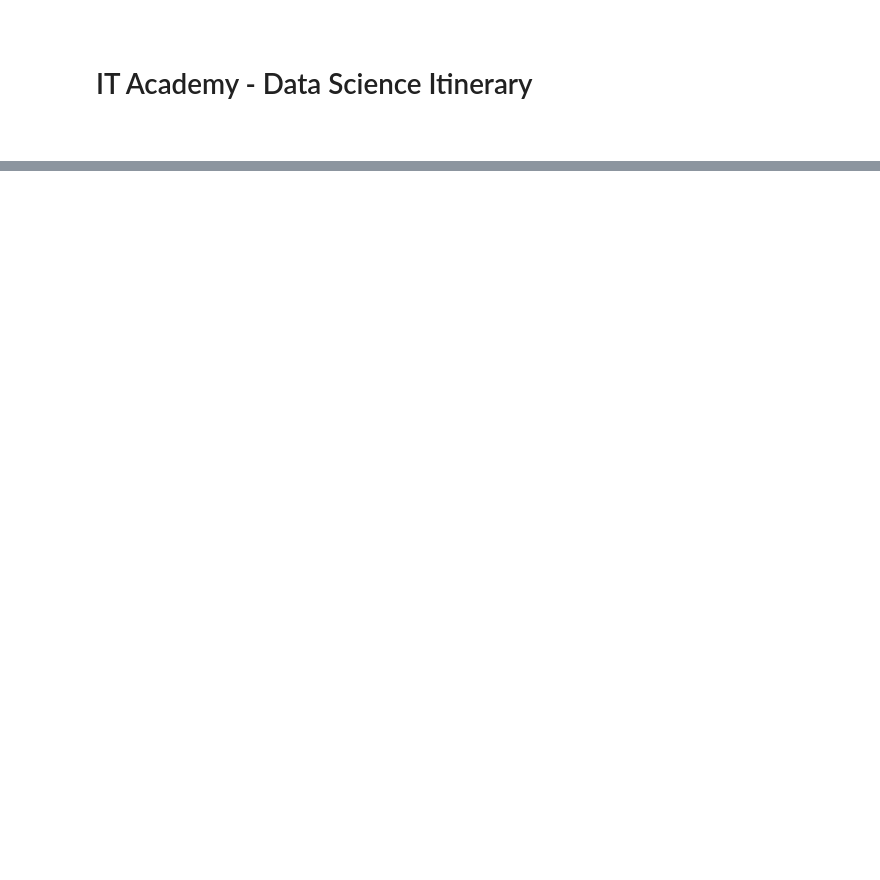
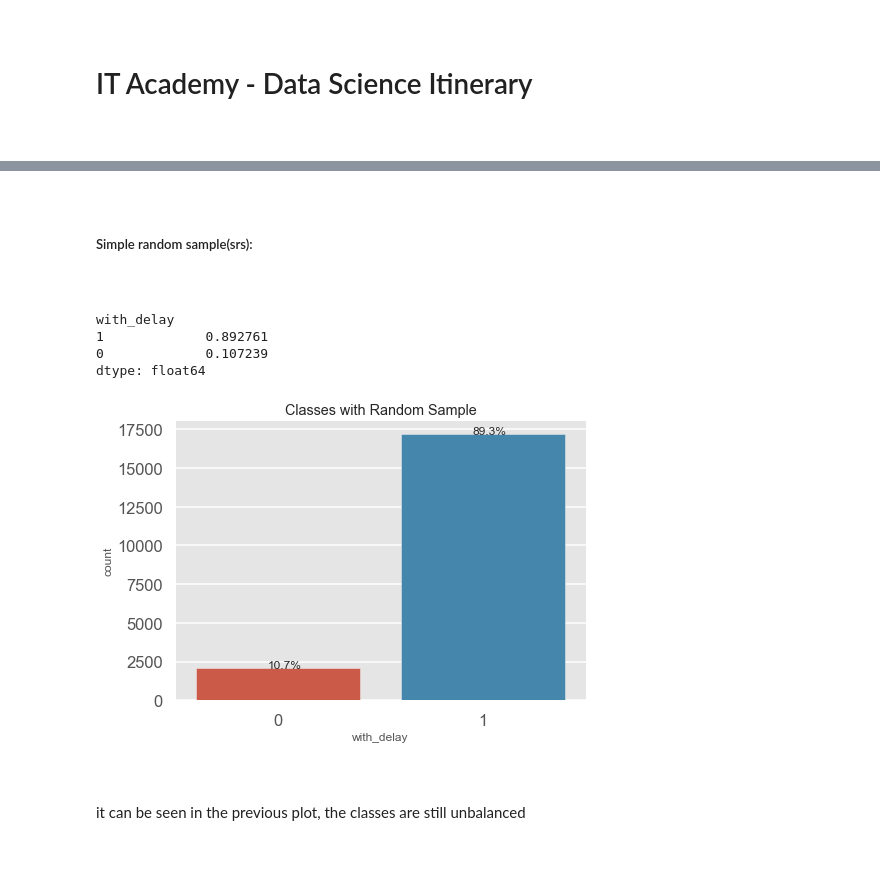
Before and after one commit to Pevicsanch/supervised-learning-classification, a Jupyter notebook: s10_t01_classification_algorithms.ipynb, the cells around one changed output, grey strips where cells are left out. Drawn from its saved outputs; the diff is of its cells as text; code cells hidden in the pictures; blank space fills up the shorter version.

```diff
--- a/s10_t01_classification_algorithms.ipynb
+++ b/s10_t01_classification_algorithms.ipynb
@@ -69,0 +455,10 @@ ___
+# %%
+#prepare the explanatory variable
+X_label_ =  X_label.reset_index(drop=True)
+X_num_ = X_num.reset_index(drop=True)
+X_cat_encoder = X_cat_encoder.reset_index(drop=True)
+
+frames = [X_label_, X_cat_encoder, X_num_]
+
+
+X = pd.concat(frames, axis=1)
@@ -69,0 +482,52 @@ ___
+# %% [markdown]
+$~$
+
+##### Simple random sample(srs):
+
+$~$
+# %%
+
+#prepare the clean data to be sampling
+y = y.reset_index(drop=True)
+X = X.reset_index(drop=True)
+
+frames = [y,X]
+#prepare data for sampling
+df = pd.concat(frames,axis=1)
+# %%
+#simple random sample
+df_srs = df.sample(frac=0.01, random_state=42)
+# %%
+# dependent variable
+y = df_srs[["with_delay"]]
+
+# # independent variables
+X = df_srs.drop(["with_delay"], axis=1)
+# %%
+y.value_counts(normalize=True)
+# %% [output]
+with_delay
+1             0.892761
+0             0.107239
+dtype: float64
+# %%
+sns.set_context("talk")
+plt.style.use('ggplot')
+plt.figure(figsize=(7,5))
+
+ax = sns.countplot(x="with_delay",data=y)
+
+without_hue(ax, y)
+
+plt.title("Classes with Random Sample")
+
+plt.tight_layout()
+plt.show()
+# %% [output]
+[figure, added]
+# %% [markdown]
+$~$
+
+it can be seen in the previous plot, the classes are still unbalanced
+
+$~$
```
Also changed, not shown: parts of 178 cells of this notebook.
